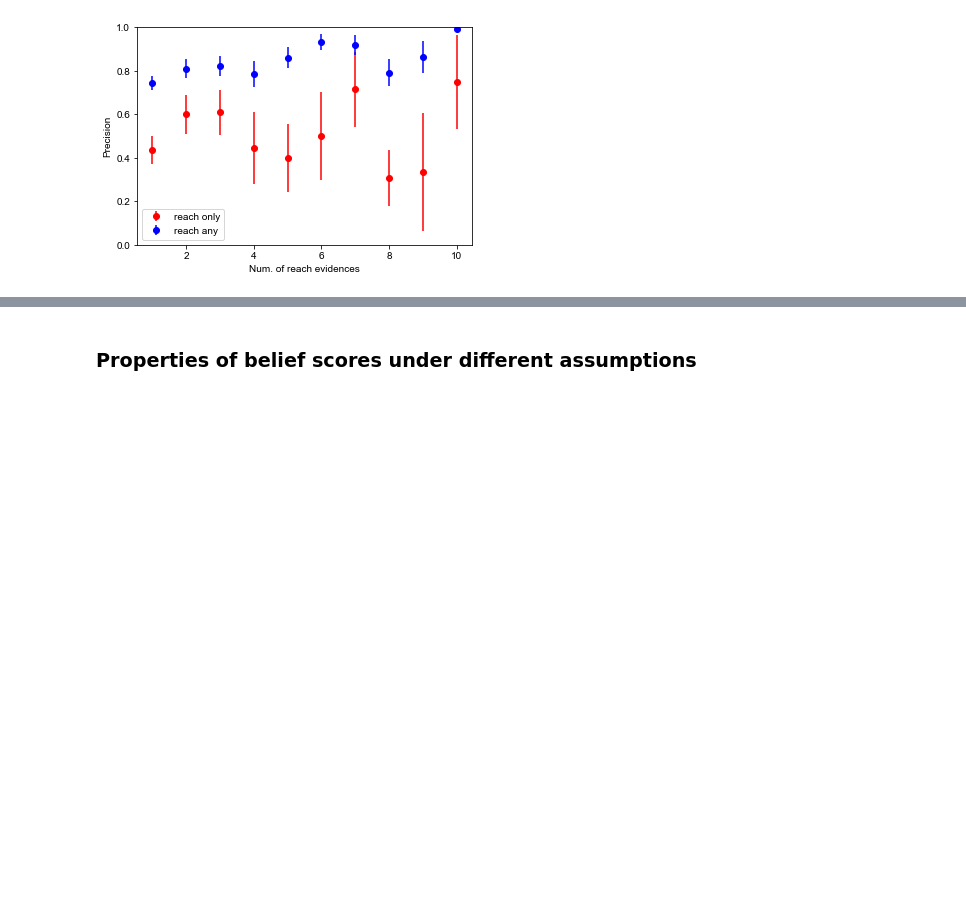
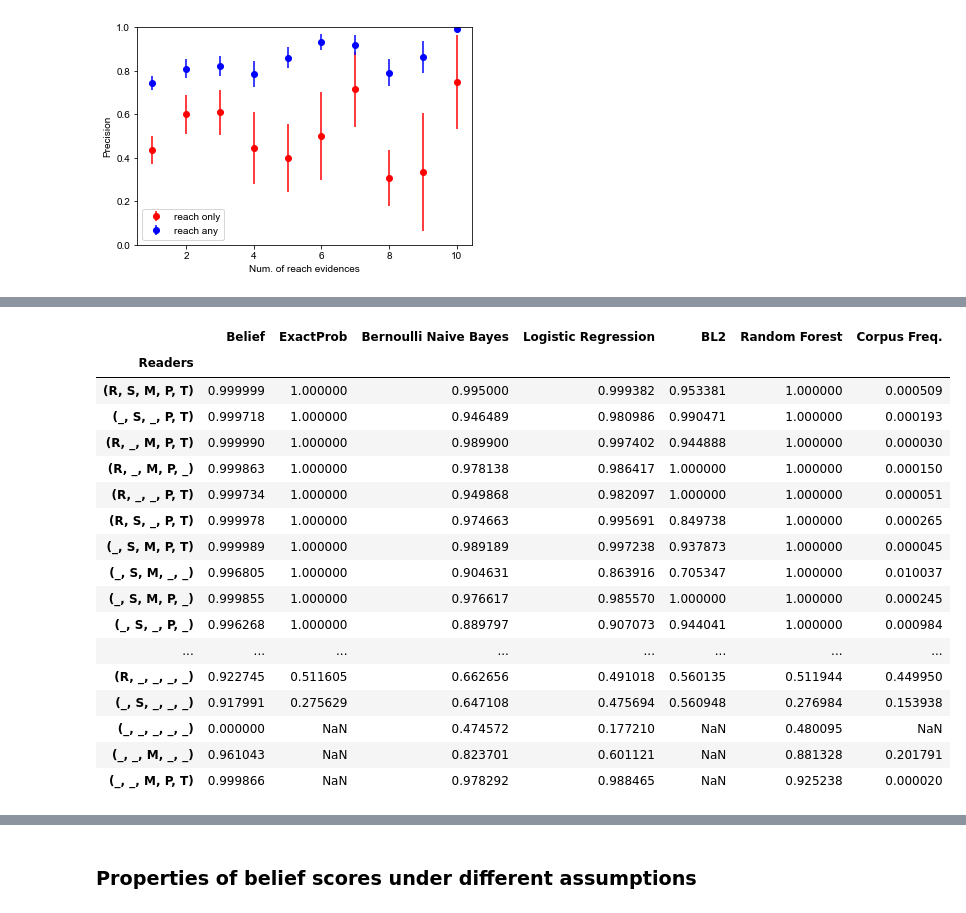
Before and after one commit to sorgerlab/indra_assembly_paper, a Jupyter notebook: notebooks/Belief Prediction.ipynb, the cells around one changed output, grey strips where cells are left out. Saved outputs shown, nothing was run; the diff lists cells and outputs as text; code cells hidden in the pictures; blank space fills up the shorter version.

```diff
--- a/notebooks/Belief Prediction.ipynb
+++ b/notebooks/Belief Prediction.ipynb
@@ -965,0 +1029,22 @@ plt.title(all_sample_title, size = 15);
+# %%
+uni_probs_df = compare_probs(models_rel, reader_list, reader_abbrevs, stmt_freq_df, 'ExactProb')
+uni_probs_df
+# %% [output]
+|  | Belief | ExactProb | Bernoulli Naive Bayes | Logistic Regression | BL2 | Random Forest | Corpus Freq. |
+| Readers |  |  |  |  |  |  |  |
+| (R, S, M, P, T) | 0.999999 | 1.000000 | 0.995000 | 0.999382 | 0.953381 | 1.000000 | 0.000509 |
+| (_, S, _, P, T) | 0.999718 | 1.000000 | 0.946489 | 0.980986 | 0.990471 | 1.000000 | 0.000193 |
+| (R, _, M, P, T) | 0.999990 | 1.000000 | 0.989900 | 0.997402 | 0.944888 | 1.000000 | 0.000030 |
+| (R, _, M, P, _) | 0.999863 | 1.000000 | 0.978138 | 0.986417 | 1.000000 | 1.000000 | 0.000150 |
+| (R, _, _, P, T) | 0.999734 | 1.000000 | 0.949868 | 0.982097 | 1.000000 | 1.000000 | 0.000051 |
+| (R, S, _, P, T) | 0.999978 | 1.000000 | 0.974663 | 0.995691 | 0.849738 | 1.000000 | 0.000265 |
+| (_, S, M, P, T) | 0.999989 | 1.000000 | 0.989189 | 0.997238 | 0.937873 | 1.000000 | 0.000045 |
+| (_, S, M, _, _) | 0.996805 | 1.000000 | 0.904631 | 0.863916 | 0.705347 | 1.000000 | 0.010037 |
+| (_, S, M, P, _) | 0.999855 | 1.000000 | 0.976617 | 0.985570 | 1.000000 | 1.000000 | 0.000245 |
+| (_, S, _, P, _) | 0.996268 | 1.000000 | 0.889797 | 0.907073 | 0.944041 | 1.000000 | 0.000984 |
+| ... | ... | ... | ... | ... | ... | ... | ... |
+| (R, _, _, _, _) | 0.922745 | 0.511605 | 0.662656 | 0.491018 | 0.560135 | 0.511944 | 0.449950 |
+| (_, S, _, _, _) | 0.917991 | 0.275629 | 0.647108 | 0.475694 | 0.560948 | 0.276984 | 0.153938 |
+| (_, _, _, _, _) | 0.000000 | NaN | 0.474572 | 0.177210 | NaN | 0.480095 | NaN |
+| (_, _, M, _, _) | 0.961043 | NaN | 0.823701 | 0.601121 | NaN | 0.881328 | 0.201791 |
+| (_, _, M, P, T) | 0.999866 | NaN | 0.978292 | 0.988465 | NaN | 0.925238 | 0.000020 |
```
Also changed, not shown: parts of 72 cells of this notebook.
